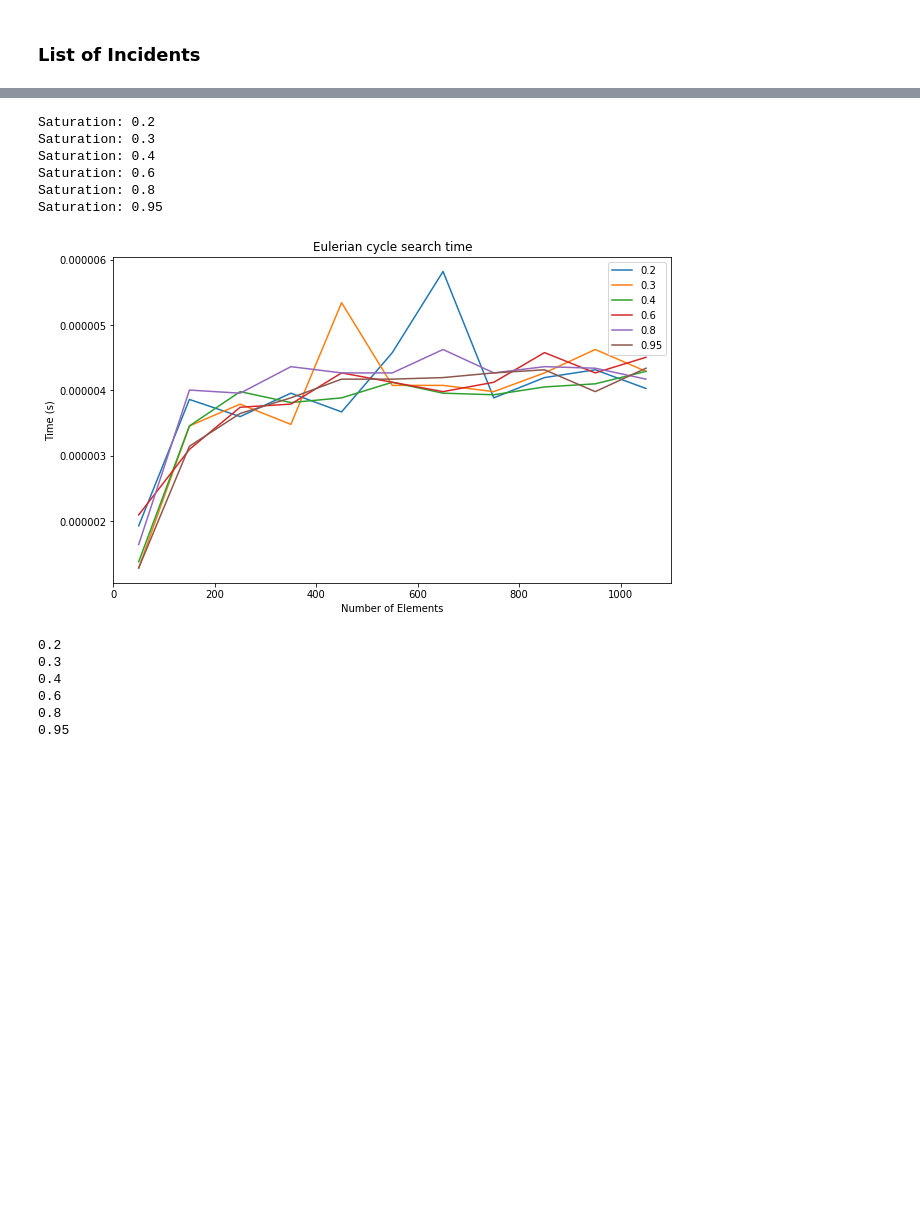
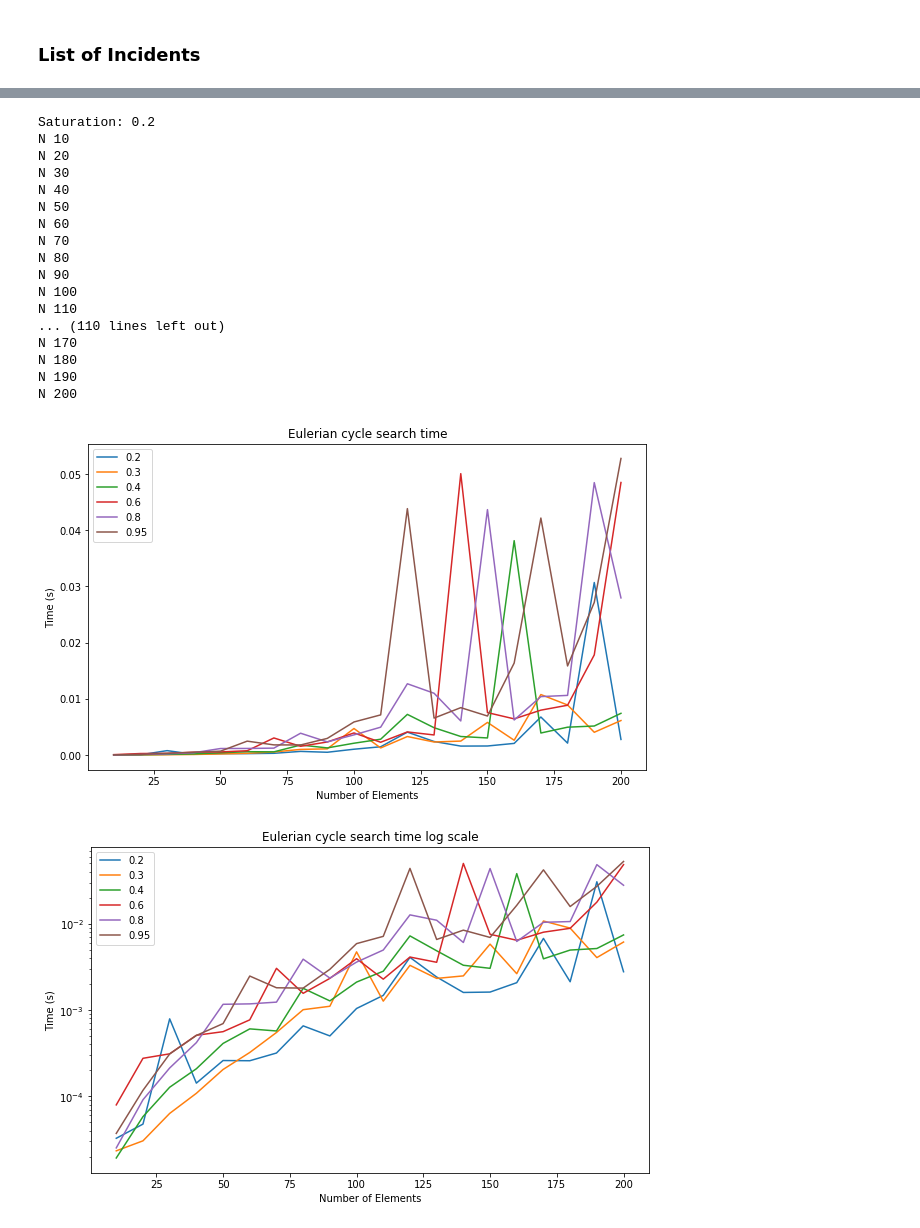
Before and after one commit to trebacz626/ai-projects-uni, a Jupyter notebook: Algorithms and Data Structures/cycles/cycles copy.ipynb, the cells around one changed output, grey strips where cells are left out. Drawn from its saved outputs; the diff is of its cells as text; code cells hidden in the pictures; blank space fills up the shorter version.

Commit message:
generate eulerian graphs

```diff
--- a/Algorithms and Data Structures/cycles/cycles copy.ipynb
+++ b/Algorithms and Data Structures/cycles/cycles copy.ipynb
@@ -159,13 +233,13 @@ def measure_time_hamiltonian(graph,n):
     times = pool.starmap(measure_single_hamiltonian,[(graph,n) for i in range(10)])
     pool.terminate()
     return (sum(times)/n)
-def read_graph(saturation,n,copy):
-    return np.loadtxt("data/hamiltonian/"+str(saturation)+"/"+str(n)+"/"+str(copy)+".txt", dtype=bool)
+def read_graph(folder,saturation,n,copy):
+    return np.loadtxt("data/"+str(folder)+"/"+str(saturation)+"/"+str(n)+"/"+str(copy)+".txt", dtype=bool)
 
 def measure_times_hamiltonian(saturation,n):
     print("N: "+str(n))
     pool = mp.Pool(psutil.cpu_count(logical = False))
-    times = pool.starmap(measure_single_hamiltonian,[(read_graph(saturation,n,copy),n) for copy in range(COPIES)])
+    times = pool.starmap(measure_single_hamiltonian,[(read_graph("hamiltonian",saturation,n,copy),n) for copy in range(COPIES)])
     pool.terminate()
     return sum(times)/COPIES
 # %%
@@ -229,24 +283,34 @@ def eulerian_backtracking(graph, n_vert,n_edges, path, depth):
         graph[v].append(path[depth-1])
     return False
 
-
-
-def find_eulerian_cycle(graph,n,m):
+def is_eulerian(graph,n):
     for vlist in graph:
         if len(vlist)%2==1:
             return False
-    print("wow")
+    return True
+
+
+def find_eulerian_cycle(graph,n):
+    m=0
+    for vlist in graph:
+        length = len(vlist)
+        if length%2==1:
+            print("Problem")
+            return False
+        m+=length
+    m=int(m/2)
     return eulerian_backtracking(graph,n,m,[0],1)
 # %%
-def measure_eulerian_single(graph,n,m):
+def measure_eulerian_single(graph,n):
     adj_list = convert_to_list_of_incidents(n,graph)
     startTime = time.time()
-    find_eulerian_cycle(adj_list,n,m)
+    find_eulerian_cycle(adj_list,n)
     return time.time()-startTime
 
 def measure_times_eulerian(saturation,n):
-    times = [measure_eulerian_single(read_graph(saturation,n,copy),n,edges_count(n,saturation)) for copy in range(COPIES)]
-    return sum(times)/COPIES
+    print("N",n)
+    time = measure_eulerian_single(read_graph("eulerian",saturation,n,0),n)
+    return time
 # %%
 def perform_test_single_entry_eulerian(entry, X):
     print("Saturation: "+str(entry))
@@ -256,16 +320,30 @@ def perform_tests_eulerian(entries,minimum=11,maximum=22,jump=1):
     X = [i for i in range(minimum,maximum, jump)]
     Ys = [perform_test_single_entry_eulerian(entry,X) for entry in entries]
     plot_plot(X, Ys, entries, "Eulerian cycle search time")
+    plt.yscale("log")
+    plot_plot(X, Ys, entries, "Eulerian cycle search time log scale")
-# %%
-perform_tests_eulerian(edge_saturations,50,1051,100)
-# %% [output]
-Saturation: 0.2
-Saturation: 0.3
-Saturation: 0.4
-Saturation: 0.6
-Saturation: 0.8
-Saturation: 0.95
-[figure, removed]
+# %%
+perform_tests_eulerian(edge_saturations,10,201,10)
+# %% [output]
+Saturation: 0.2
+N 10
+N 20
+N 30
+N 40
+N 50
+N 60
+N 70
+N 80
+N 90
+N 100
+N 110
+... (110 lines left out)
+N 170
+N 180
+N 190
+N 200
+[figure, added]
+[figure, added]
 # %%
 # graph = np.array(
 #     [[0,1,0,1,0,0],#0
@@ -275,12 +353,3 @@ Saturation: 0.95
 #     [0,1,0,1,0,0],
 #     [0,1,0,1,0,0]], dtype=bool)
 # print(find_eulerian_cycle(graph,6,8))
-# %%
-generate_random_connected_and_write_to_file(50,1051,100,edge_saturations)
-# %% [output]
-0.2
-0.3
-0.4
-0.6
-0.8
-0.95
```
Also changed, not shown: parts of 8 cells of this notebook.
